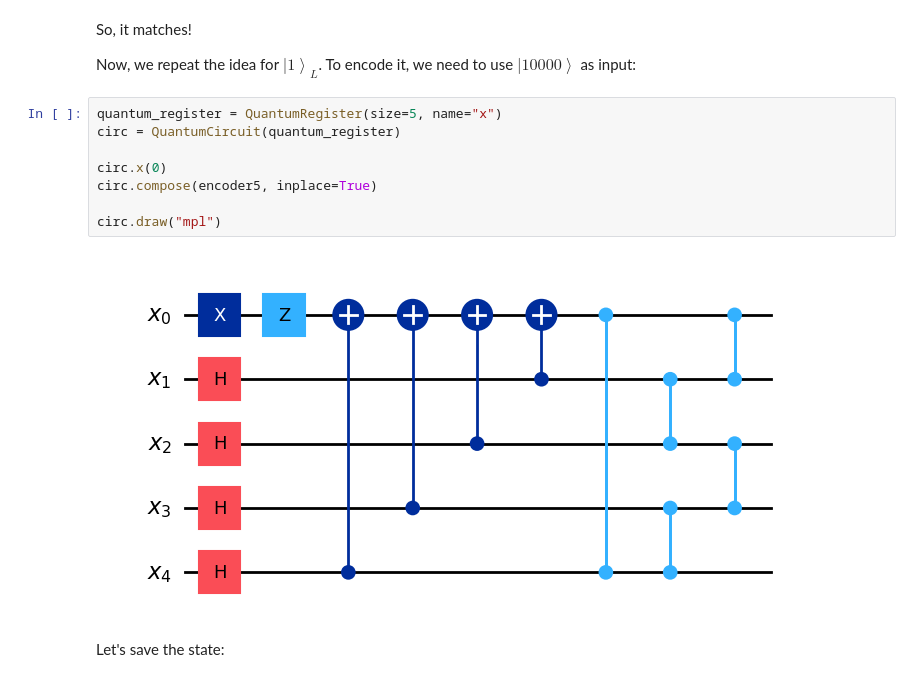
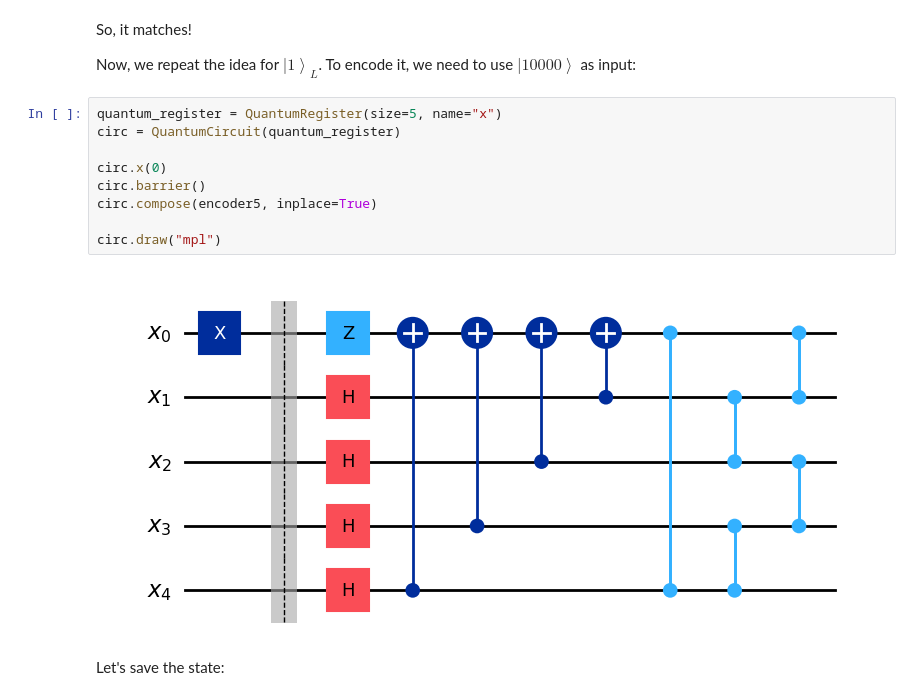
Before and after one commit to lrfinotti/five-qubit-quatum-code, a Jupyter notebook: five-qubit-code-general.ipynb, the cells around one changed output. Saved outputs shown, nothing was run; the diff lists cells and outputs as text.

```diff
--- a/five-qubit-code-general.ipynb
+++ b/five-qubit-code-general.ipynb
@@ -181,13 +187,14 @@ Now, we repeat the idea for $\left| 1 \right\rangle_L$.  To encode it, we need t
 # %%
 quantum_register = QuantumRegister(size=5, name="x")
 circ = QuantumCircuit(quantum_register)
 
 circ.x(0)
+circ.barrier()
 circ.compose(encoder5, inplace=True)
 
 circ.draw("mpl")
 # %% [output]
-[figure, old version]
+[figure, new version]
 # %% [markdown]
 Let's save the state:
 # %%
```
Also changed, not shown: parts of 86 cells of this notebook, 6 other files.
